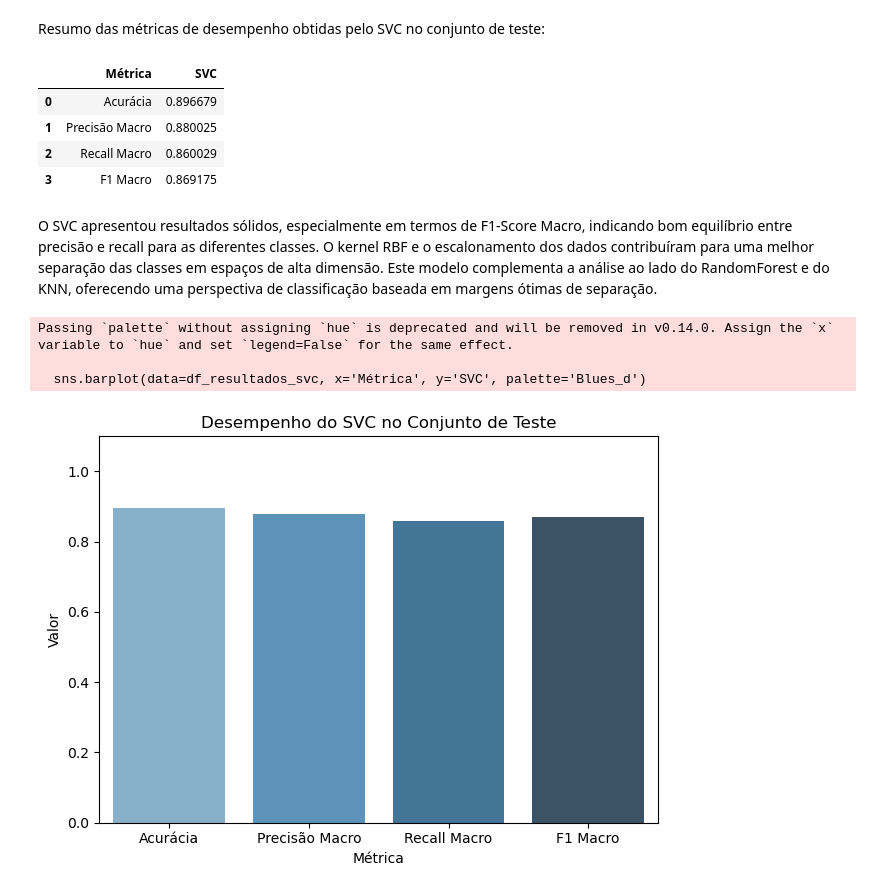
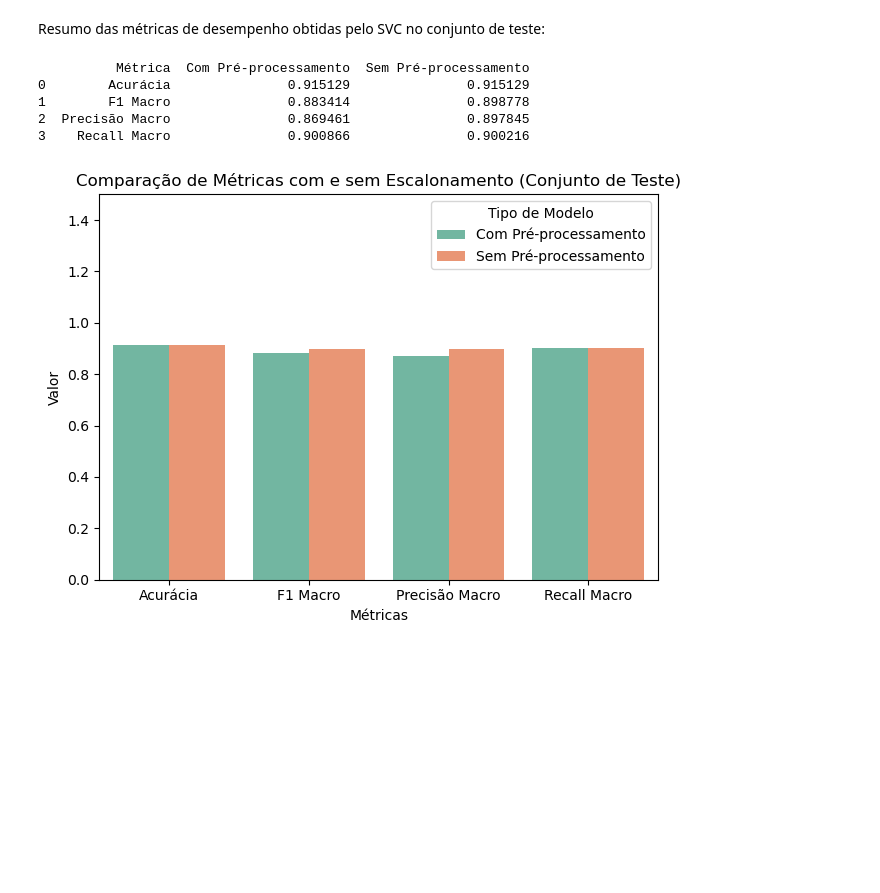
Before and after one commit to Jotape003/Trabalho-ML, a Jupyter notebook: phishingData.ipynb, the cells around one changed output. Cells and saved outputs as stored; diff of their text form; code cells hidden in the pictures; blank space fills up the shorter version.

Commit message:
plot graph for comparing metrics with and without pre-processing

```diff
--- a/phishingData.ipynb
+++ b/phishingData.ipynb
@@ -818,35 +863,41 @@ weighted avg       0.90      0.90      0.90       271
 # %% [markdown]
 Resumo das métricas de desempenho obtidas pelo SVC no conjunto de teste:
 # %%
-svc_results = {
-    'Métrica': ['Acurácia', 'Precisão Macro', 'Recall Macro', 'F1 Macro'],
-    'SVC': [
-        accuracy_score(y_test, y_pred_svc),
-        precision_score(y_test, y_pred_svc, average='macro'),
-        recall_score(y_test, y_pred_svc, average='macro'),
-        f1_score(y_test, y_pred_svc, average='macro')
-    ]
+# Métricas em DataFrame para visualização
+metrics = {
+    'Acurácia': accuracy_score,
+    'F1 Macro': lambda y_true, y_pred: f1_score(y_true, y_pred, average='macro'),
+    'Precisão Macro': lambda y_true, y_pred: precision_score(y_true, y_pred, average='macro'),
+    'Recall Macro': lambda y_true, y_pred: recall_score(y_true, y_pred, average='macro'),
 }
-df_resultados_svc = pd.DataFrame(svc_results)
-df_resultados_svc
+resultados_svc = []
+for nome, func in metrics.items():
+    resultados_svc.append([
+        nome,
+        func(y_test, svc_y_pred_with_preprocessing),
+        func(y_test, svc_y_pred_no_preprocessing)
+    ])
+df_svc_resultados = pd.DataFrame(resultados_svc, columns=[
+    'Métrica', 'Com Pré-processamento', 'Sem Pré-processamento'
+])
+print(df_svc_resultados)
 # %% [output]
-|  | Métrica | SVC |
-| 0 | Acurácia | 0.896679 |
-| 1 | Precisão Macro | 0.880025 |
-| 2 | Recall Macro | 0.860029 |
-| 3 | F1 Macro | 0.869175 |
+          Métrica  Com Pré-processamento  Sem Pré-processamento
+0        Acurácia               0.915129               0.915129
+1        F1 Macro               0.883414               0.898778
+2  Precisão Macro               0.869461               0.897845
+3    Recall Macro               0.900866               0.900216
-# %% [markdown]
-O SVC apresentou resultados sólidos, especialmente em termos de F1-Score Macro, indicando bom equilíbrio entre precisão e recall para as diferentes classes. O kernel RBF e o escalonamento dos dados contribuíram para uma melhor separação das classes em espaços de alta dimensão. Este modelo complementa a análise ao lado do RandomForest e do KNN, oferecendo uma perspectiva de classificação baseada em margens ótimas de separação.
-# %%
-sns.barplot(data=df_resultados_svc, x='Métrica', y='SVC', palette='Blues_d')
-plt.title('Desempenho do SVC no Conjunto de Teste')
-plt.ylim(0, 1.1)
-plt.ylabel('Valor')
-plt.xlabel('Métrica')
-plt.tight_layout()
-plt.show()
-# %% [output]
-Passing `palette` without assigning `hue` is deprecated and will be removed in v0.14.0. Assign the `x` variable to `hue` and set `legend=False` for the same effect.
-
-  sns.barplot(data=df_resultados_svc, x='Métrica', y='SVC', palette='Blues_d')
-[figure, removed]
+# %%
+# Transforma o DataFrame para formato "long" (melt) para usar no seaborn
+df_melted_svc = df_svc_resultados.melt(id_vars="Métrica", var_name="Tipo", value_name="Valor")
+# Plotar gráfico de barras agrupadas
+sns.barplot(data=df_melted_svc, x="Métrica", y="Valor", hue="Tipo", palette="Set2")
+plt.title("Comparação de Métricas com e sem Escalonamento (Conjunto de Teste)")
+plt.ylim(0, 1.5)
+plt.ylabel("Valor")
+plt.xlabel("Métricas")
+plt.legend(title="Tipo de Modelo")
+plt.tight_layout()
+plt.show()
+# %% [output]
+[figure, added]
```
Also changed, not shown: parts of 4 cells of this notebook.
